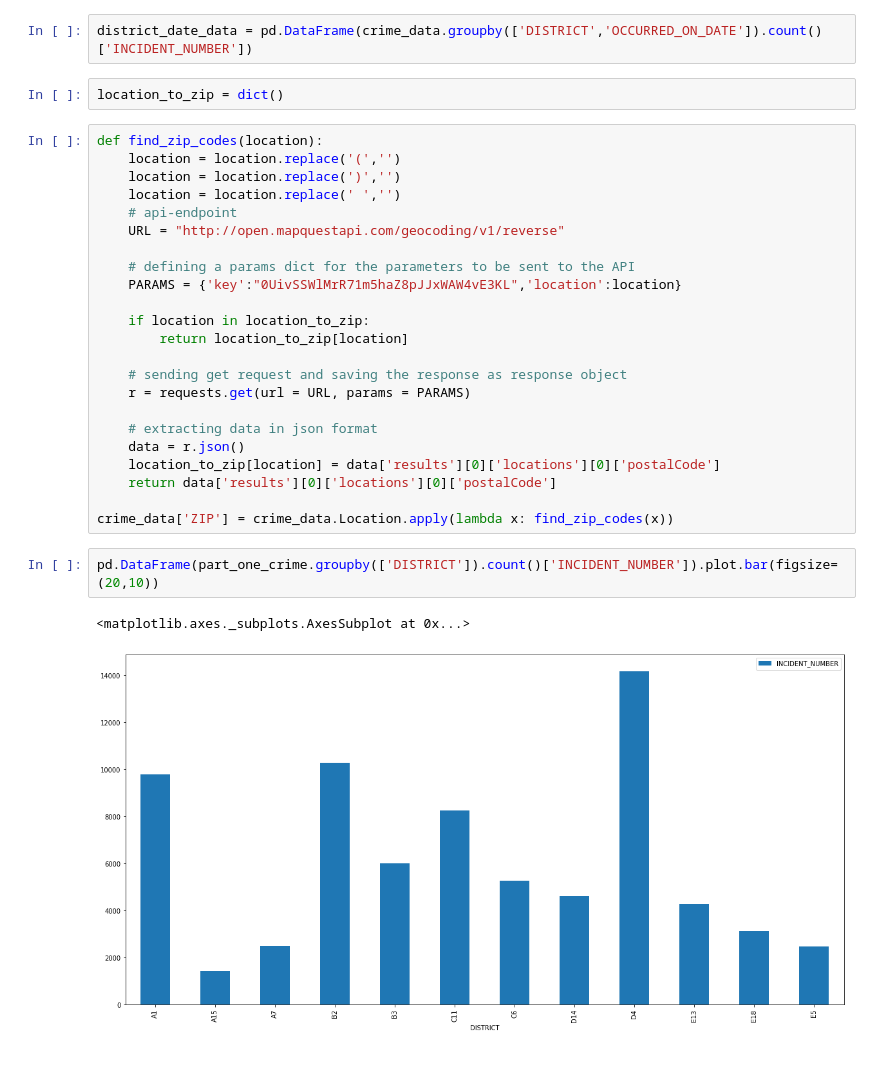
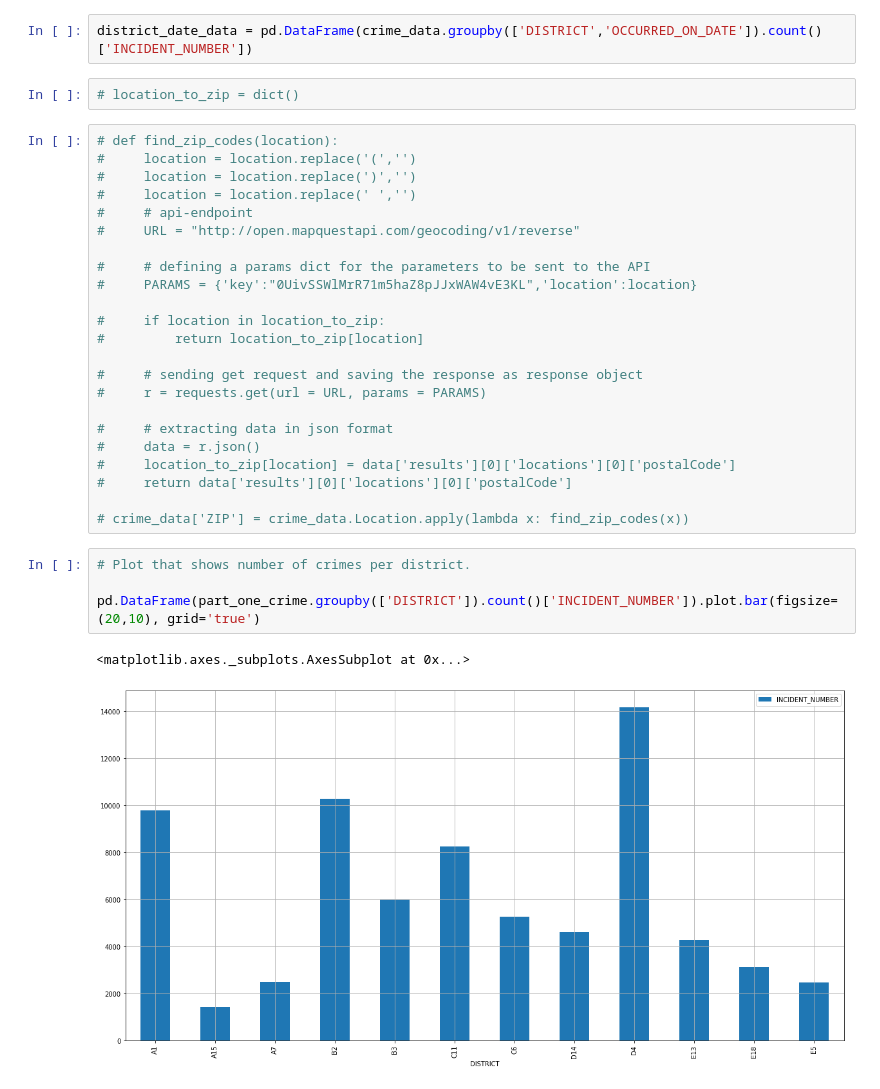
Before and after one commit to mitresh95/ImpactOfCrimeOnHousing, a Jupyter notebook: Project.ipynb, the cells around one changed output. Saved outputs shown, nothing was run; the diff lists cells and outputs as text.

Commit message:
Added some charts

```diff
--- a/Project.ipynb
+++ b/Project.ipynb
@@ -227,33 +227,35 @@ pyplot.show()
 [figure]
 # %%
 district_date_data = pd.DataFrame(crime_data.groupby(['DISTRICT','OCCURRED_ON_DATE']).count()['INCIDENT_NUMBER'])
-# %%
-location_to_zip = dict()
+# %%
+# location_to_zip = dict()
 # %%
-def find_zip_codes(location):
-    location = location.replace('(','')
-    location = location.replace(')','')
-    location = location.replace(' ','')
-    # api-endpoint
-    URL = "http://open.mapquestapi.com/geocoding/v1/reverse"
+# def find_zip_codes(location):
+#     location = location.replace('(','')
+#     location = location.replace(')','')
+#     location = location.replace(' ','')
+#     # api-endpoint
+#     URL = "http://open.mapquestapi.com/geocoding/v1/reverse"
 
-    # defining a params dict for the parameters to be sent to the API
-    PARAMS = {'key':"0UivSSWlMrR71m5haZ8pJJxWAW4vE3KL",'location':location}
+#     # defining a params dict for the parameters to be sent to the API
+#     PARAMS = {'key':"0UivSSWlMrR71m5haZ8pJJxWAW4vE3KL",'location':location}
 
-    if location in location_to_zip:
-        return location_to_zip[location]
+#     if location in location_to_zip:
+#         return location_to_zip[location]
 
-    # sending get request and saving the response as response object
-    r = requests.get(url = URL, params = PARAMS)
+#     # sending get request and saving the response as response object
+#     r = requests.get(url = URL, params = PARAMS)
 
-    # extracting data in json format
-    data = r.json()
-    location_to_zip[location] = data['results'][0]['locations'][0]['postalCode']
-    return data['results'][0]['locations'][0]['postalCode']
+#     # extracting data in json format
+#     data = r.json()
+#     location_to_zip[location] = data['results'][0]['locations'][0]['postalCode']
+#     return data['results'][0]['locations'][0]['postalCode']
 
-crime_data['ZIP'] = crime_data.Location.apply(lambda x: find_zip_codes(x))
+# crime_data['ZIP'] = crime_data.Location.apply(lambda x: find_zip_codes(x))
 # %%
-pd.DataFrame(part_one_crime.groupby(['DISTRICT']).count()['INCIDENT_NUMBER']).plot.bar(figsize=(20,10))
+# Plot that shows number of crimes per district.
+
+pd.DataFrame(part_one_crime.groupby(['DISTRICT']).count()['INCIDENT_NUMBER']).plot.bar(figsize=(20,10), grid='true')
 # %% [output]
 <matplotlib.axes._subplots.AxesSubplot at 0x...>
-[figure, old version]
+[figure, new version]
```
Also changed, not shown: parts of 6 cells of this notebook.
